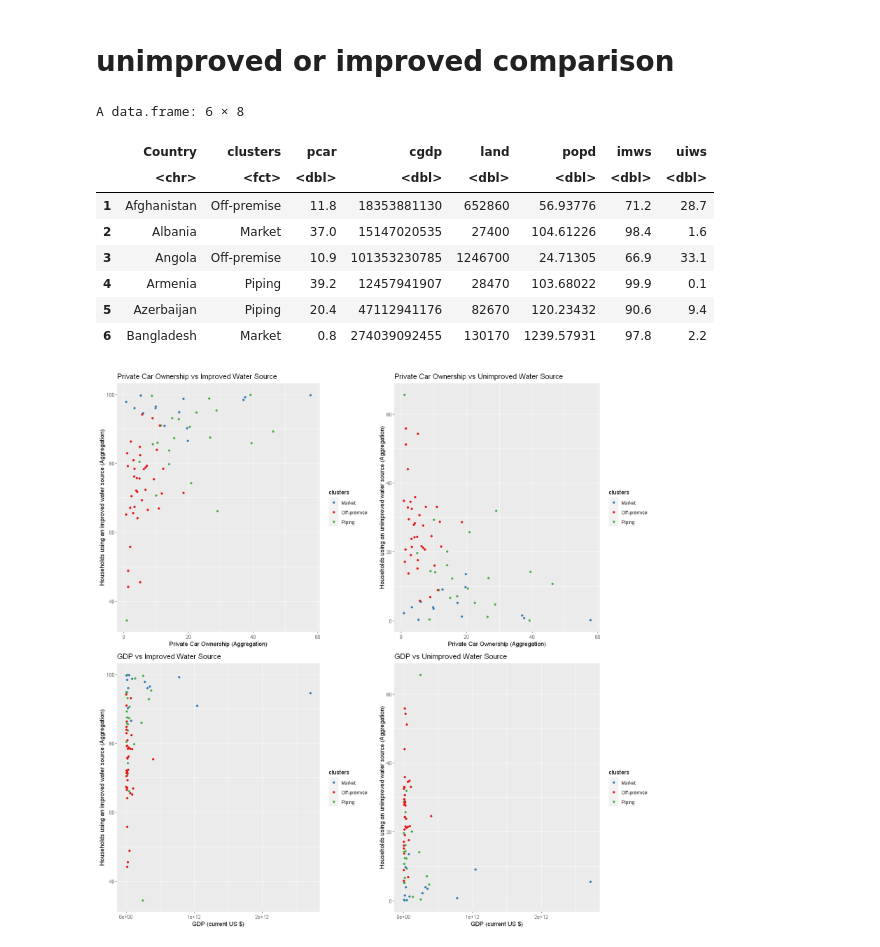
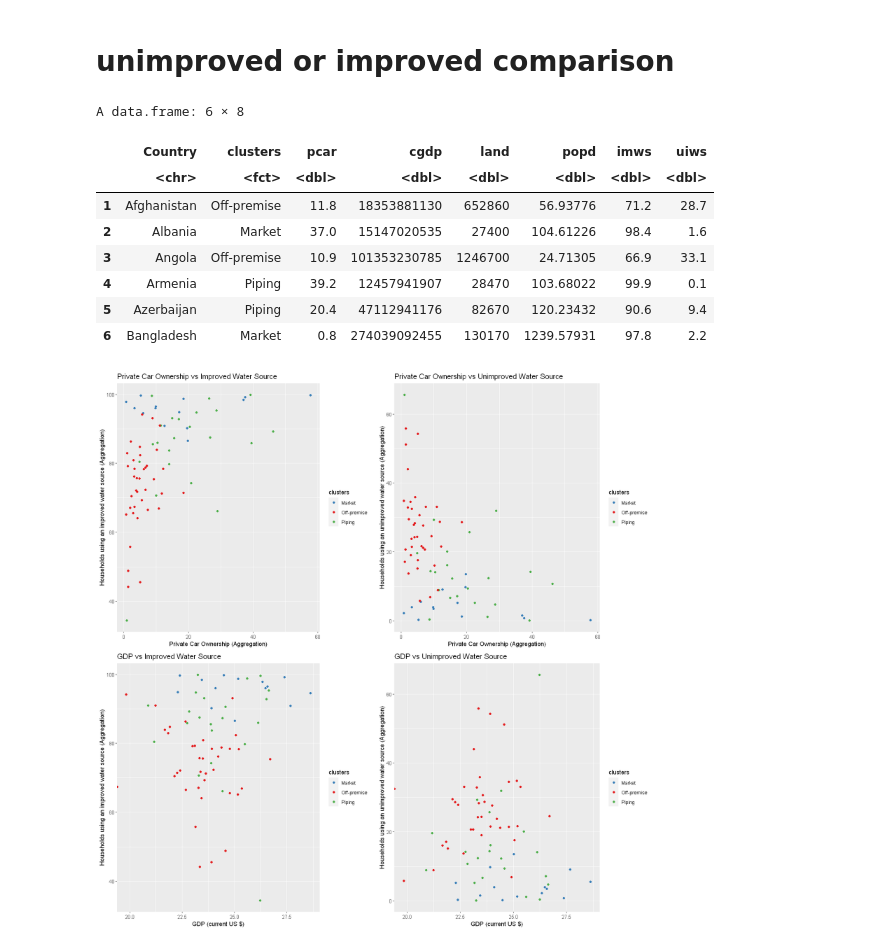
Before and after one commit to narslab/water-accessibility, a Jupyter notebook: bin/jupyter/importance-var-analysis.ipynb, the cells around one changed output. Saved outputs shown, nothing was run; the diff lists cells and outputs as text; code cells hidden in the pictures.

```diff
--- a/bin/jupyter/importance-var-analysis.ipynb
+++ b/bin/jupyter/importance-var-analysis.ipynb
@@ -221,13 +218,13 @@ sp.pcar.uiws <- ggplot(df, aes(x=pcar, y= uiws, color=clusters)) +
   labs(title="Private Car Ownership vs Unimproved Water Source",
        x="Private Car Ownership (Aggregation)", y = "Households using an unimproved water source (Aggregation)")
 
-sp.cgdp.imws <- ggplot(df, aes(x=cgdp, y= imws, color=clusters)) +
+sp.cgdp.imws <- ggplot(df, aes(x=log(cgdp), y= imws, color=clusters)) +
   geom_point() +
   scale_color_manual(values=c('#377EB8','#E41A1C','#4DAF4A'))+
   labs(title="GDP vs Improved Water Source",
        x="GDP (current US $)", y = "Households using an improved water source (Aggregation)")
 
-sp.cgdp.uiws <- ggplot(df, aes(x=cgdp, y= uiws, color=clusters)) +
+sp.cgdp.uiws <- ggplot(df, aes(x=log(cgdp), y= uiws, color=clusters)) +
   geom_point() +
   scale_color_manual(values=c('#377EB8','#E41A1C','#4DAF4A'))+
   labs(title="GDP vs Unimproved Water Source",
@@ -245,32 +242,32 @@ sp.popd.imws <- ggplot(df, aes(x=popd, y= imws, color=clusters)) +
        x="Population Density (people per sq. km of land area)", y = "Households using an improved water source (Aggregation)")
 
 sp.popd.uiws <- ggplot(df, aes(x=popd, y= uiws, color=clusters)) +
   geom_point() +
   scale_color_manual(values=c('#377EB8','#E41A1C','#4DAF4A'))+
   labs(title="Population Density vs Unimproved Water Source",
        x="Population Density (people per sq. km of land area)", y = "Households using an unimproved water source (Aggregation)")
 
 sp.land.imws <- ggplot(df, aes(x=land, y= imws, color=clusters)) +
   geom_point() +
   scale_color_manual(values=c('#377EB8','#E41A1C','#4DAF4A'))+
   labs(title="Land Area vs Improved Water Source",
        x="Land Area (sq. km)", y = "Households using an improved water source (Aggregation)")
 
 sp.land.uiws <- ggplot(df, aes(x=land, y= uiws, color=clusters)) +
   geom_point() +
   scale_color_manual(values=c('#377EB8','#E41A1C','#4DAF4A'))+
   labs(title="Land Area vs Unimproved Water Source",
        x="Land Area (sq. km)", y = "Households using an unimproved water source (Aggregation)")
 grid.arrange(sp.popd.imws, sp.popd.uiws,sp.land.imws,sp.land.uiws,   ncol=2, nrow=2, widths=c(5,5), heights=c(5,5))
 # %% [output]
 A data.frame: 6 × 8
 |  | Country | clusters | pcar | cgdp | land | popd | imws | uiws |
 |  | <chr> | <fct> | <dbl> | <dbl> | <dbl> | <dbl> | <dbl> | <dbl> |
 | 1 | Afghanistan | Off-premise | 11.8 | 18353881130 | 652860 | 56.93776 | 71.2 | 28.7 |
 | 2 | Albania | Market | 37.0 | 15147020535 | 27400 | 104.61226 | 98.4 | 1.6 |
 | 3 | Angola | Off-premise | 10.9 | 101353230785 | 1246700 | 24.71305 | 66.9 | 33.1 |
 | 4 | Armenia | Piping | 39.2 | 12457941907 | 28470 | 103.68022 | 99.9 | 0.1 |
 | 5 | Azerbaijan | Piping | 20.4 | 47112941176 | 82670 | 120.23432 | 90.6 | 9.4 |
 | 6 | Bangladesh | Market | 0.8 | 274039092455 | 130170 | 1239.57931 | 97.8 | 2.2 |
-[figure, old version]
+[figure, new version]
 [figure]
```
Also changed, not shown: parts of 2 cells of this notebook, 4 other files.
